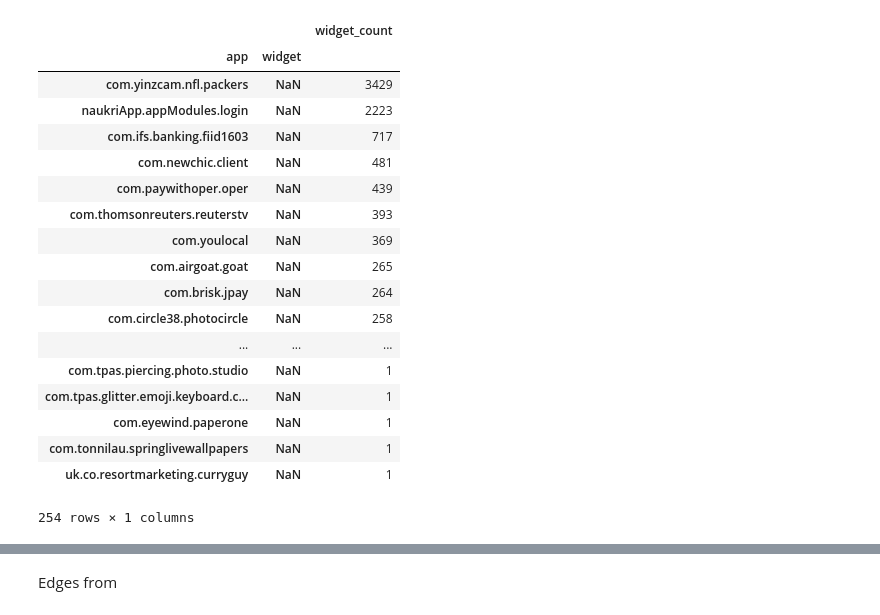
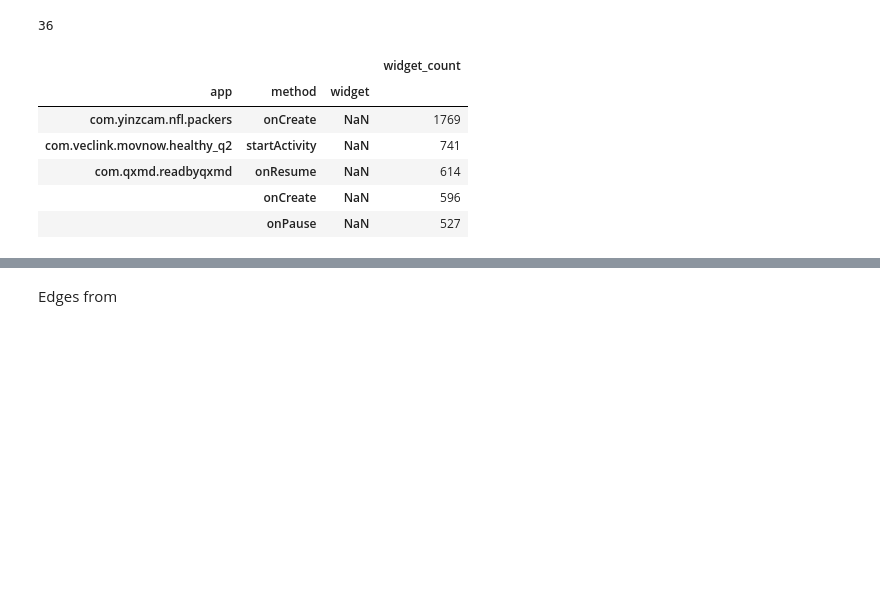
Before and after one commit to sangamk/IncubatorDataAnalyser, a Jupyter notebook: notebooks/WidgetGraph.ipynb, the cells around one changed output, grey strips where cells are left out. Drawn from its saved outputs; the diff is of its cells as text; code cells hidden in the pictures; blank space fills up the shorter version.

Commit message:
Add widget parser

```diff
--- a/notebooks/WidgetGraph.ipynb
+++ b/notebooks/WidgetGraph.ipynb
@@ -43,27 +33,22 @@ test_graph_df.head()
+# %%
+test_graph_df[test_graph_df.strategy == "random"].app.nunique()
+p = test_graph_df[~test_graph_df.app.isin(stat_trans_act_graph_df.app)]
+p.app.nunique()
+# stat_trans_act_graph_df[stat_trans_act_graph_df.app == "com.littlebithackers.babyns"]
+# %% [output]
+36
 # %%
 lol = stat_trans_act_graph_df[["app", "method", "widget"]]
-lol[~lol.widget.notnull()].groupby(["app"]).widget.value_counts(dropna=False).to_frame(
-    name="widget_count").sort_values(by=["widget_count"], ascending=False)
+lol[~lol.widget.notnull()].groupby(["app", "method"]).widget.value_counts(dropna=False).to_frame(
+    name="widget_count").sort_values(by=["widget_count"], ascending=False).head()
 # %% [output]
-|  |  | widget_count |
-| app | widget |  |
-| com.yinzcam.nfl.packers | NaN | 3429 |
-| naukriApp.appModules.login | NaN | 2223 |
-| com.ifs.banking.fiid1603 | NaN | 717 |
-| com.newchic.client | NaN | 481 |
-| com.paywithoper.oper | NaN | 439 |
-| com.thomsonreuters.reuterstv | NaN | 393 |
-| com.youlocal | NaN | 369 |
-| com.airgoat.goat | NaN | 265 |
-| com.brisk.jpay | NaN | 264 |
-| com.circle38.photocircle | NaN | 258 |
-| ... | ... | ... |
-| com.tpas.piercing.photo.studio | NaN | 1 |
-| com.tpas.glitter.emoji.keyboard.c... | NaN | 1 |
-| com.eyewind.paperone | NaN | 1 |
-| com.tonnilau.springlivewallpapers | NaN | 1 |
-| uk.co.resortmarketing.curryguy | NaN | 1 |
+|  |  |  | widget_count |
+| app | method | widget |  |
+| com.yinzcam.nfl.packers | onCreate | NaN | 1769 |
+| com.veclink.movnow.healthy_q2 | startActivity | NaN | 741 |
+| com.qxmd.readbyqxmd | onResume | NaN | 614 |
+|  | onCreate | NaN | 596 |
+|  | onPause | NaN | 527 |
-254 rows × 1 columns
 # %%
 # stat_trans_graph_df.head()
 # %%
```
Also changed, not shown: parts of 18 cells of this notebook, 5 other files.
